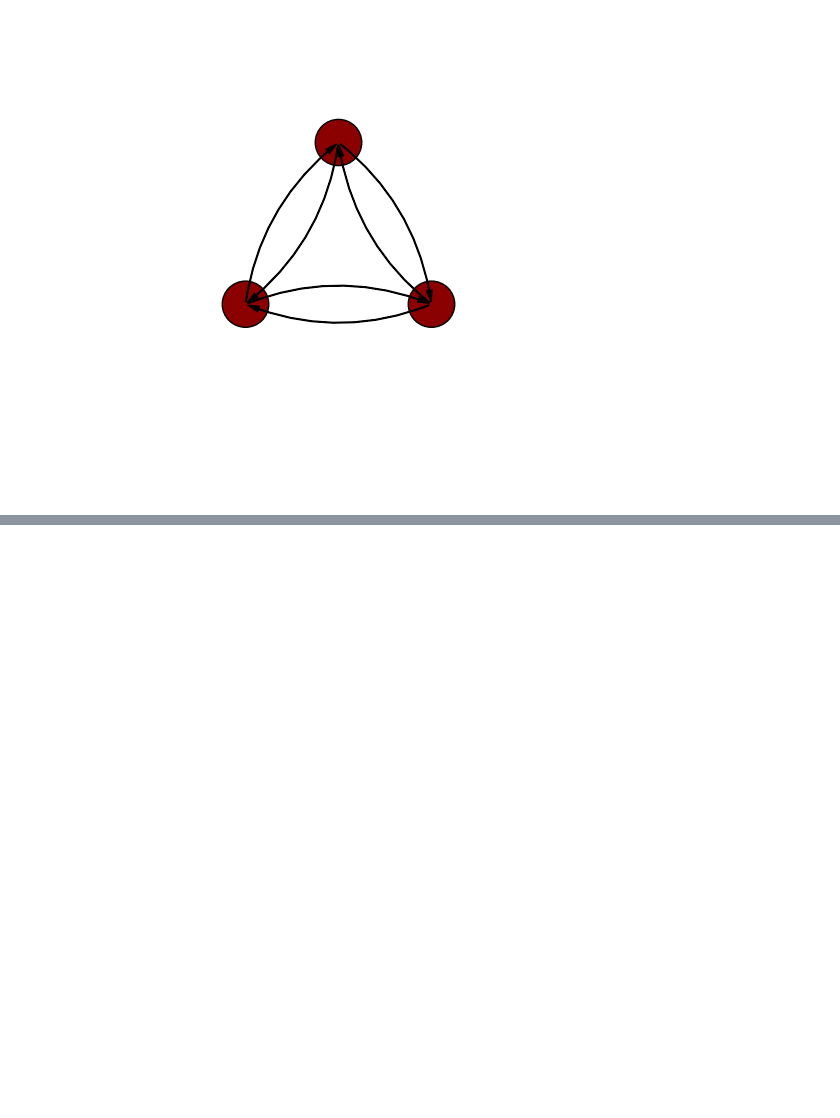
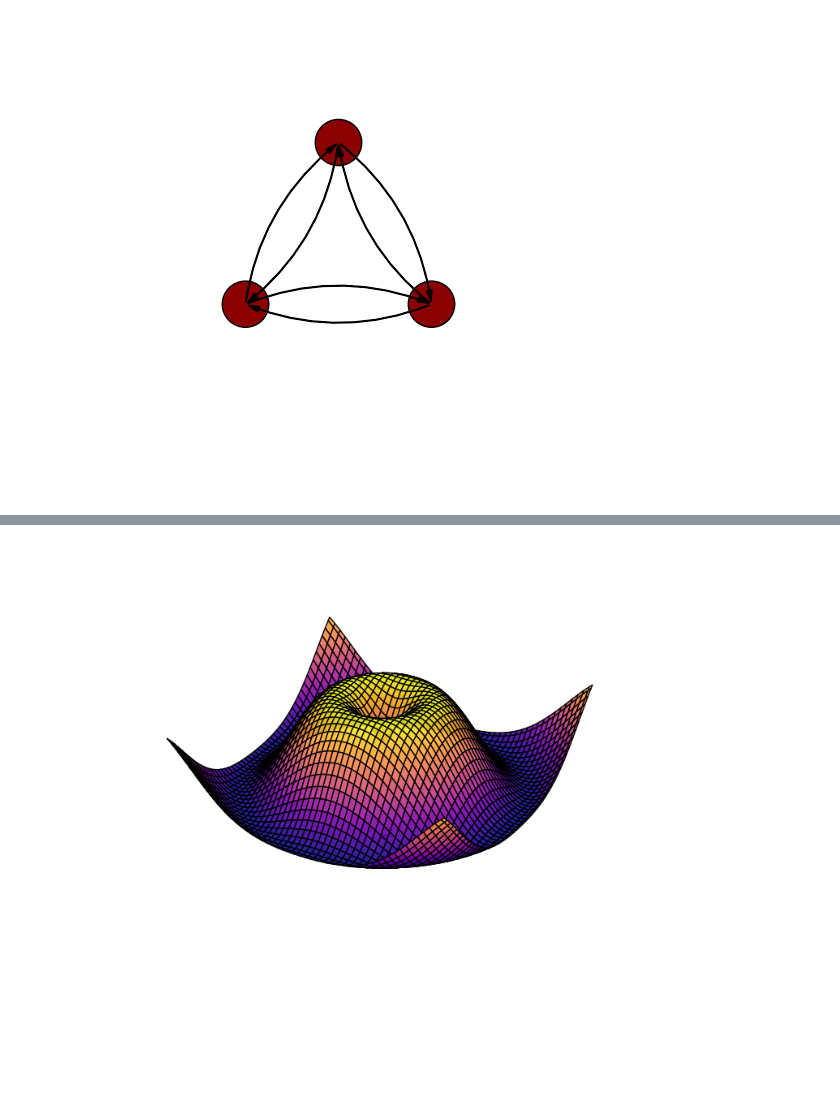
Before and after one commit to jwass1997/kmc_project, a Jupyter notebook: scripts/python_scripts/making_figures.ipynb, the cells around one changed output, grey strips where cells are left out. Cells and saved outputs as stored; diff of their text form; code cells hidden in the pictures; blank space fills up the shorter version.

```diff
--- a/scripts/python_scripts/making_figures.ipynb
+++ b/scripts/python_scripts/making_figures.ipynb
@@ -46,0 +131,35 @@ plt.plot(v, data["current"])
+# %%
+import numpy as np
+import matplotlib.pyplot as plt
+from mpl_toolkits.mplot3d import Axes3D
+
+# Create data
+x = np.linspace(-5, 5, 100)
+y = np.linspace(-5, 5, 100)
+X, Y = np.meshgrid(x, y)
+Z = np.sin(np.sqrt(X**2 + Y**2))
+
+# Create figure and 3D axes
+fig = plt.figure(figsize=(10, 7))
+ax = fig.add_subplot(111, projection='3d')
+
+# 1. Plot 2D heatmap on the ground
+ground = ax.scatter(0, 0)
+
+# 2. Plot 3D surface above the ground
+surf = ax.plot_surface(X, Y, Z + 2, cmap='plasma', edgecolor='k', alpha=0.9)
+
+# 3. Disable grid, ticks, and axes
+ax.grid(False)                 # Disable grid
+ax.set_axis_off()              # Hide axes completely
+ax.xaxis.set_visible(False)    # Hide x-axis
+ax.yaxis.set_visible(False)    # Hide y-axis
+ax.zaxis.set_visible(False)    # Hide z-axis
+
+# Set limits so the figure looks balanced
+ax.set_zlim(-2, 3)
+
+plt.tight_layout()
+plt.show()
+# %% [output]
+[figure, added]
```
Also changed, not shown: parts of 1 cell of this notebook, 56 other files.
